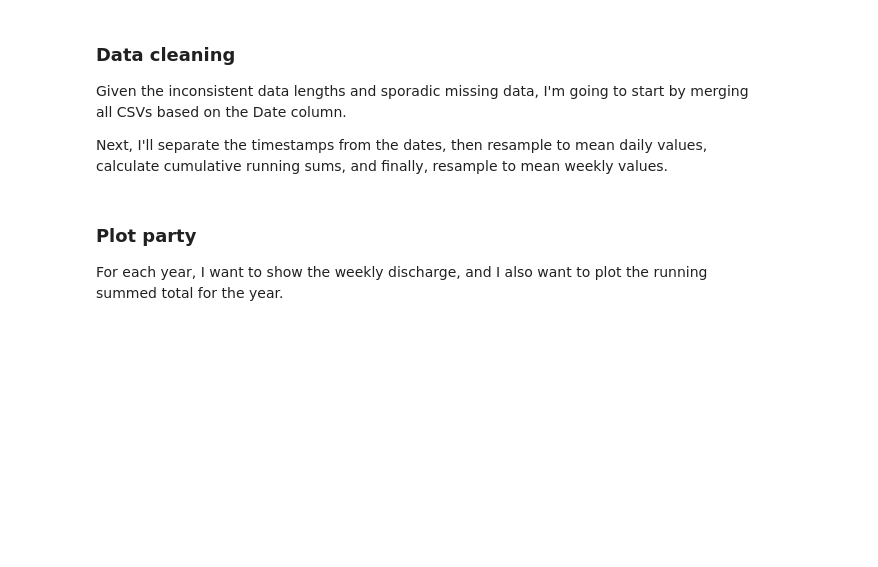
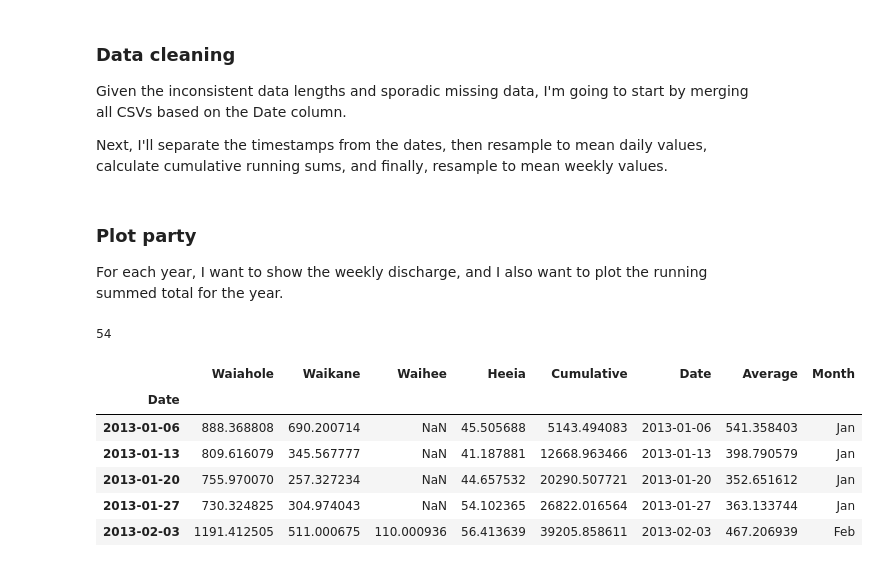
Before and after one commit to lindsayveazey/biogeochem-bonanza, a Jupyter notebook: river_figure.ipynb, the cells around one changed output. Saved outputs shown, nothing was run; the diff lists cells and outputs as text; code cells hidden in the pictures; blank space fills up the shorter version.

```diff
--- a/river_figure.ipynb
+++ b/river_figure.ipynb
@@ -79,0 +107,4 @@ df_14_weekly = df_14.resample('1W').mean().dropna(how='all')
+# %%
+# Calculate mean discharge for all rivers
+df_13_weekly['Average'] = df_13_weekly.iloc[:,0:4].mean(axis=1)
+df_14_weekly['Average'] = df_14_weekly.iloc[:,0:4].mean(axis=1)
@@ -80,4 +114,26 @@ df_14_weekly = df_14.resample('1W').mean().dropna(how='all')
+# %%
+# Tired, manual editing ahead, insert caution sirens.
+df = pd.read_csv('df_weekly.csv')
+# %%
+df_13_weekly['Month'] = df['Month'].values.astype(str)
+df_14_weekly['Month'] = df['Month'].values.astype(str)
 # %% [markdown]
 ### Plot party
 
 For each year, I want to show the weekly discharge, and I also want to plot the running summed total for the year.
+# %%
+frames = [df_13_weekly, df_14_weekly]
+df_all = pd.concat(frames)
+len(df_all)
+# %% [output]
+54
+# %%
+df_all.head()
+# %% [output]
+|  | Waiahole | Waikane | Waihee | Heeia | Cumulative | Date | Average | Month |
+| Date |  |  |  |  |  |  |  |  |
+| 2013-01-06 | 888.368808 | 690.200714 | NaN | 45.505688 | 5143.494083 | 2013-01-06 | 541.358403 | Jan |
+| 2013-01-13 | 809.616079 | 345.567777 | NaN | 41.187881 | 12668.963466 | 2013-01-13 | 398.790579 | Jan |
+| 2013-01-20 | 755.970070 | 257.327234 | NaN | 44.657532 | 20290.507721 | 2013-01-20 | 352.651612 | Jan |
+| 2013-01-27 | 730.324825 | 304.974043 | NaN | 54.102365 | 26822.016564 | 2013-01-27 | 363.133744 | Jan |
+| 2013-02-03 | 1191.412505 | 511.000675 | 110.000936 | 56.413639 | 39205.858611 | 2013-02-03 | 467.206939 | Feb |
```
Also changed, not shown: parts of 8 cells of this notebook.
